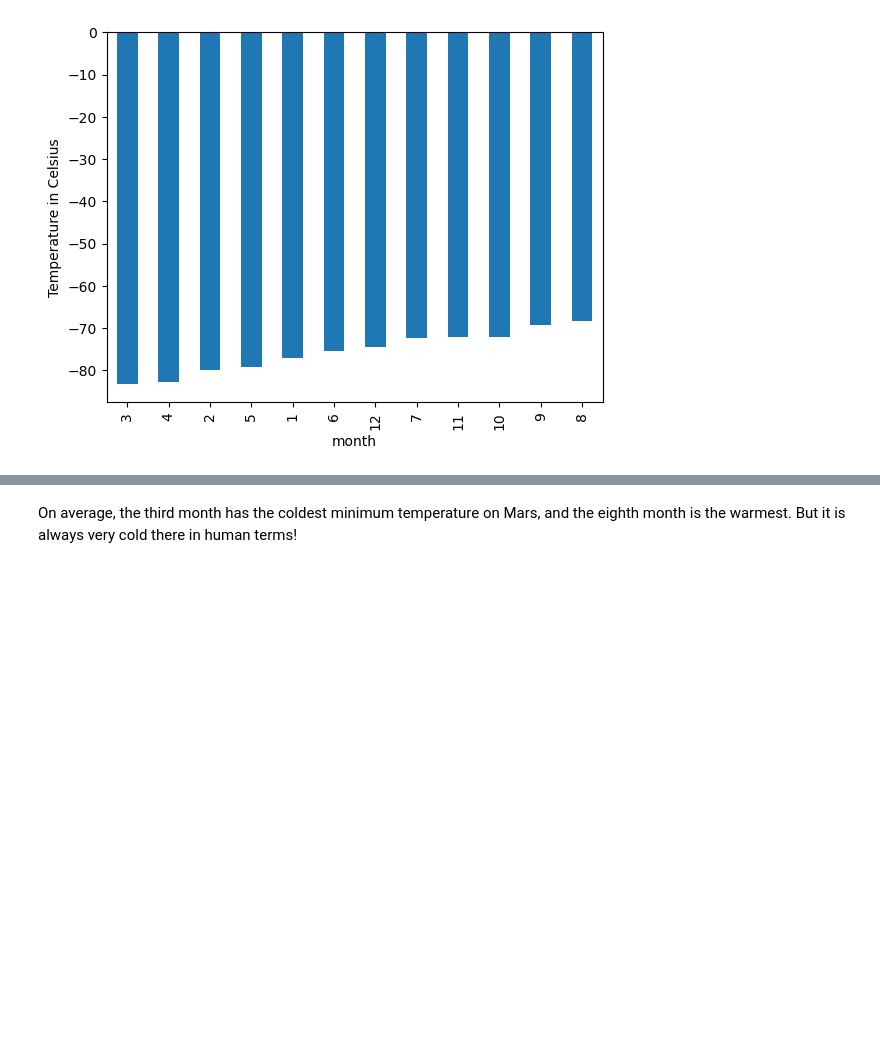
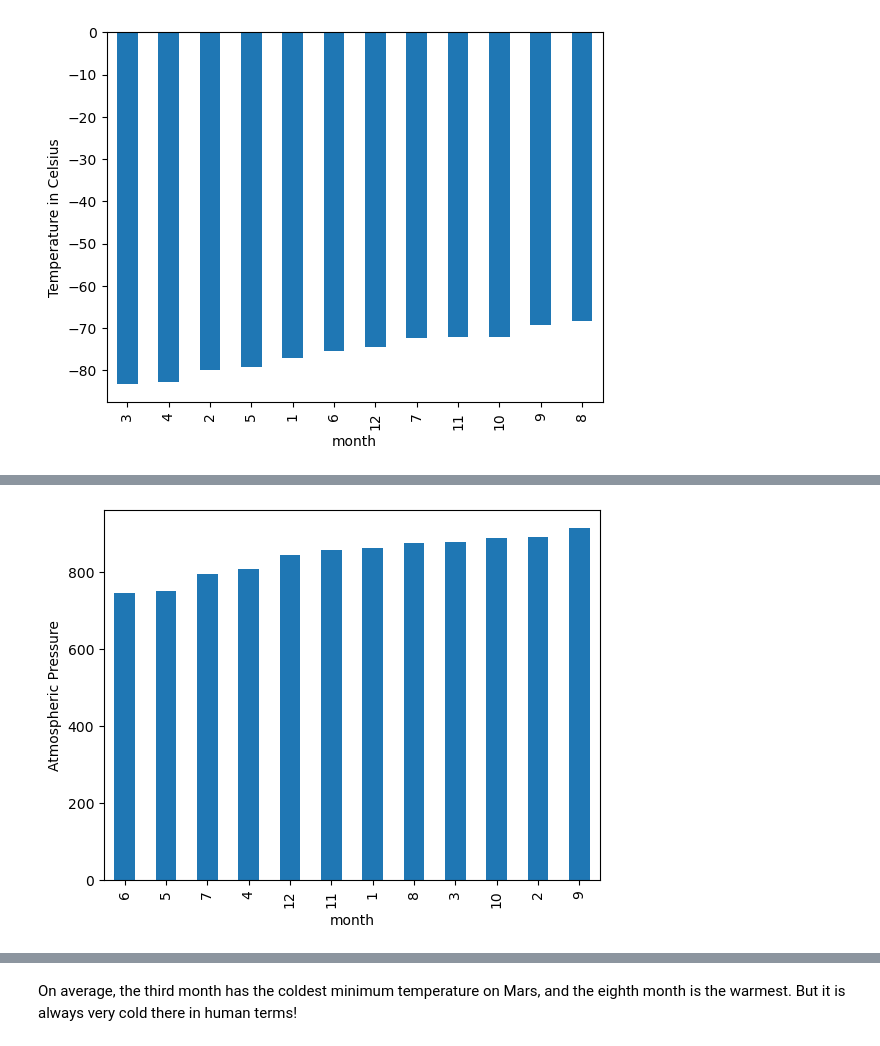
Before and after one commit to JP-Butler/Module-11-web-scraping, a Jupyter notebook: part_2_mars_weather.ipynb, the cells around one changed output, grey strips where cells are left out. Drawn from its saved outputs; the diff is of its cells as text; code cells hidden in the pictures; blank space fills up the shorter version.

```diff
--- a/part_2_mars_weather.ipynb
+++ b/part_2_mars_weather.ipynb
@@ -285,3 +287,5 @@ plt.show()
 [figure]
 # %%
 # 4. Average pressure by Martian month
+pressure_month = month_total['pressure'].mean()
+pressure_month
@@ -290,2 +307,15 @@ plt.show()
+# %%
+# Plot the average pressure by month
+#reorder values in ascending order
+asc_pressure_by_month = pressure_month.sort_values(ascending=True)
+
+#plot newly sorted bar plot
+fig, ax = plt.subplots()
+asc_pressure_by_month.plot.bar(ax=ax)
+
+plt.ylabel('Atmospheric Pressure')
+plt.show()
+# %% [output]
+[figure, added]
 # %%
 # 5. How many terrestrial (earth) days are there in a Martian year?
```
Also changed, not shown: parts of 12 cells of this notebook, 1 other file.
